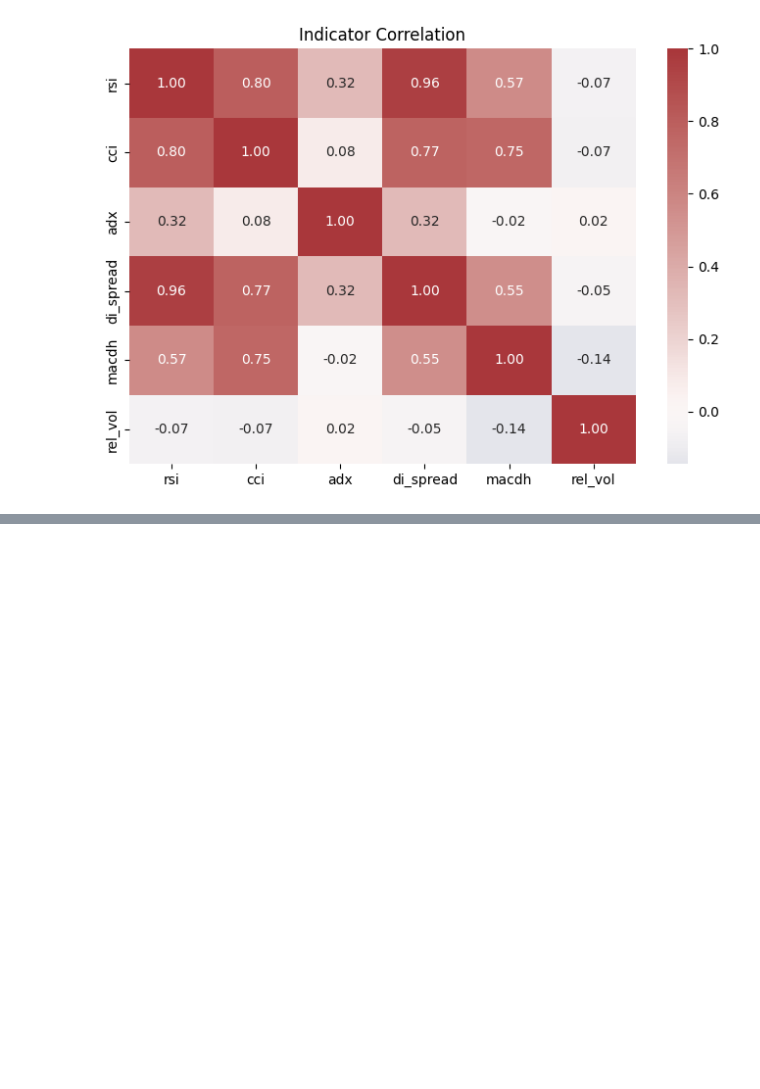
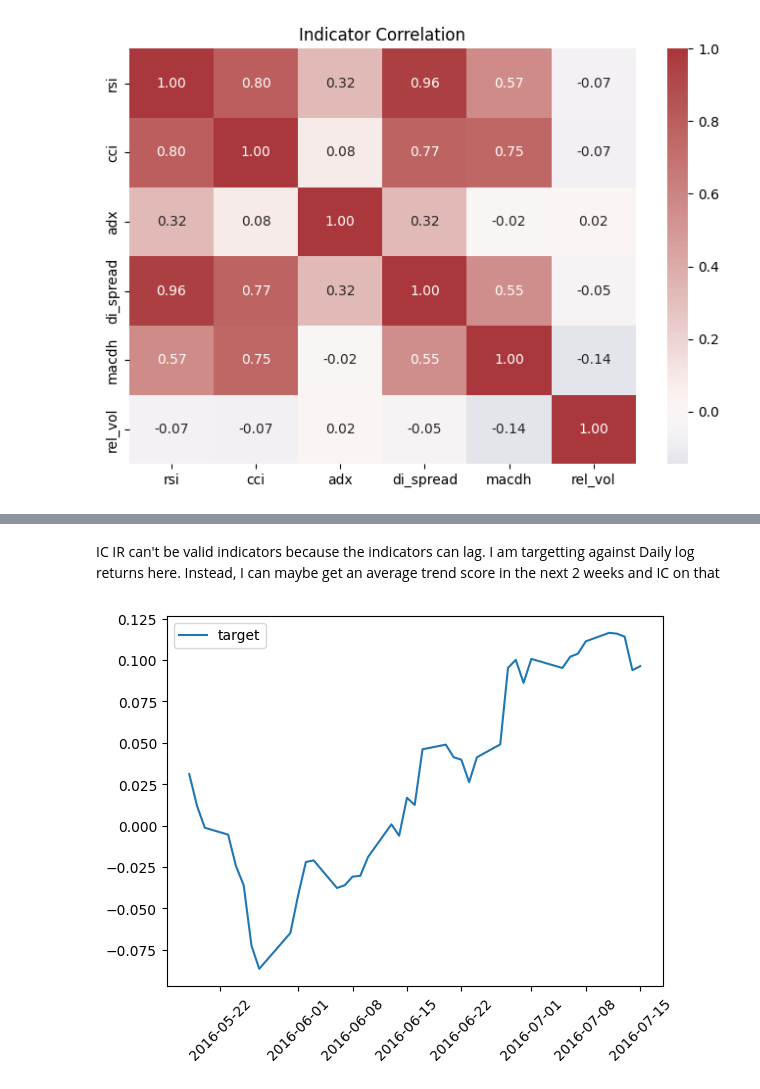
Before and after one commit to sanyam-dev/precog_test, a Jupyter notebook: task 1/task1.ipynb, the cells around one changed output, grey strips where cells are left out. Drawn from its saved outputs; the diff is of its cells as text; code cells hidden in the pictures; blank space fills up the shorter version.

```diff
--- a/task 1/task1.ipynb
+++ b/task 1/task1.ipynb
@@ -648,0 +635,2 @@ Info:  {}
+# %%
+df = Utils.add_market_indicators(df).dropna()
@@ -648,0 +686,16 @@ Info:  {}
+# %% [markdown]
+IC IR can't be valid indicators because the indicators can lag.
+I am targetting against Daily log returns here.
+Instead, I can maybe get an average trend score in the next 2 weeks and IC on that
+# %%
+# for asset in df.columns.get_level_values(0).unique():
+asset = "Asset_1"
+adf = df.loc[:, asset].copy()
+adf["target"] = adf["Log Return"].rolling(20).sum().shift(-20)
+plt.plot(adf["target"][14:55], label = "target")
+ax.set_xticks(ax.get_xticks()[::2])
+plt.xticks(rotation=45)
+plt.legend()
+plt.show()
+# %% [output]
+[figure, added]
```
Also changed, not shown: parts of 11 cells of this notebook, 1 other file.
